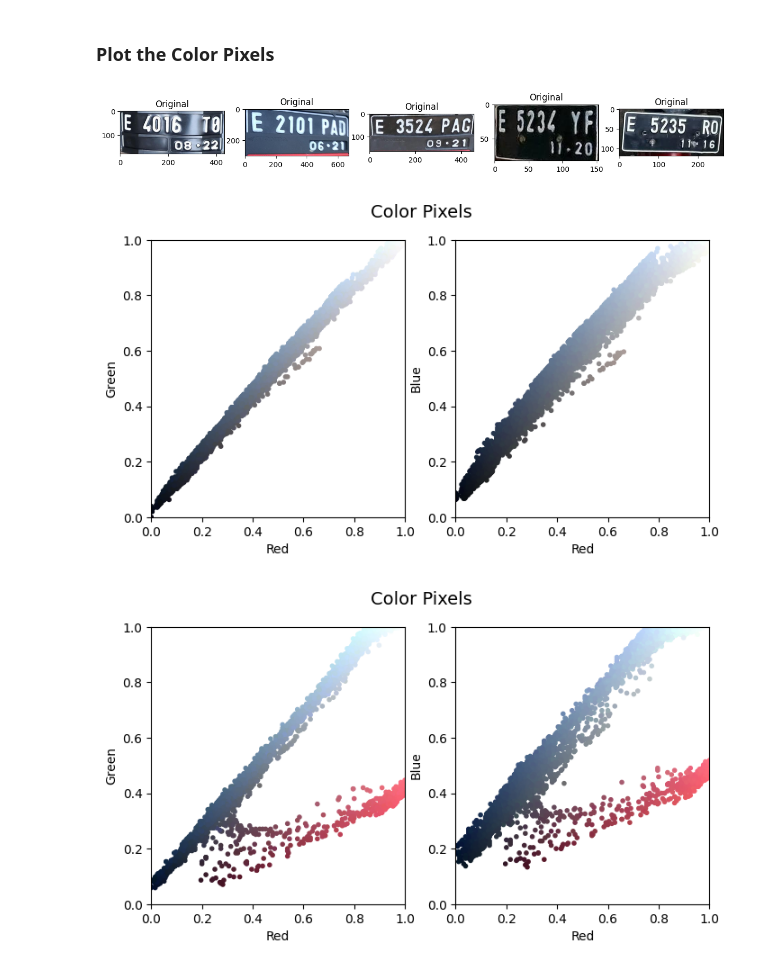
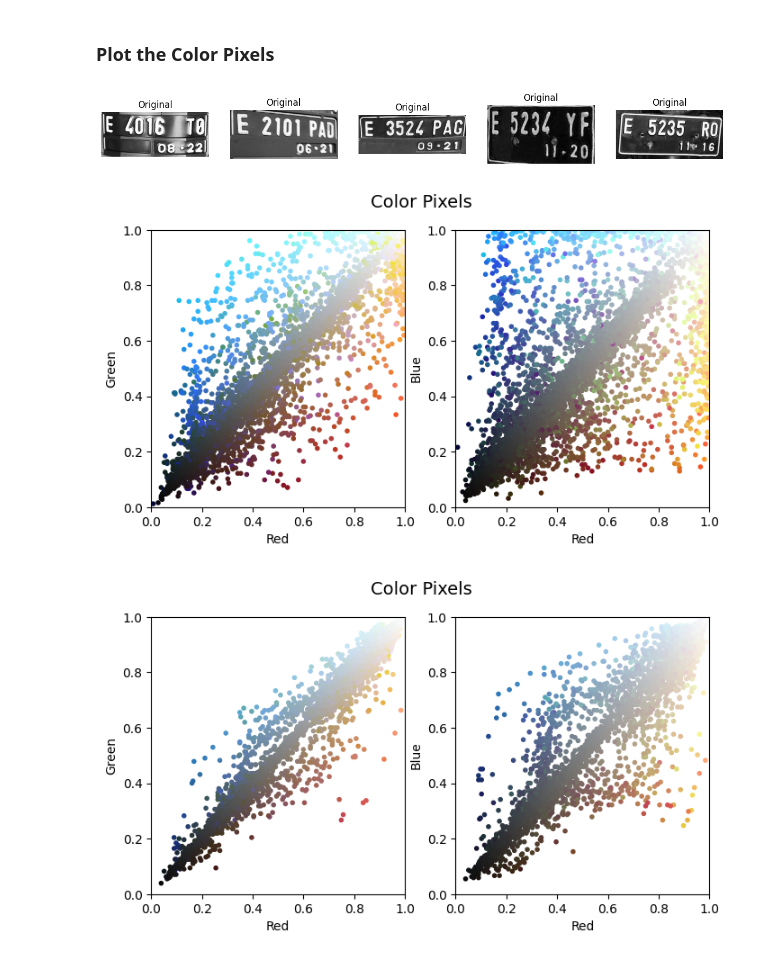
Before and after one commit to andidprastyo/UTS-ML, a Jupyter notebook: UTS - Andi/UTS.ipynb, the cells around one changed output. Cells and saved outputs as stored; diff of their text form; code cells hidden in the pictures.

```diff
--- a/UTS - Andi/UTS.ipynb
+++ b/UTS - Andi/UTS.ipynb
@@ -8,7 +9,7 @@ import os
 # %% [markdown]
 ### Load Images
 # %%
-img_dir = './Dataset - Andi'
+img_dir = './Dataset'
 
 files = os.listdir(img_dir)
 img_files = [f for f in files if f.endswith('.jpg') or f.endswith('.png')]
@@ -16,8 +17,8 @@ original_images = [cv.imread(os.path.join(img_dir, f)) for f in img_files]
 
 fig, axes = plt.subplots(1, len(original_images), figsize=(15, 5))
 for ax, image in zip(axes, original_images):
-    rgb_image = cv.cvtColor(image, cv.COLOR_BGR2RGB)
-    ax.imshow(rgb_image)
+    rgb_image = cv.cvtColor(image, cv.COLOR_BGR2GRAY)
+    ax.imshow(rgb_image, cmap='gray')
     ax.set_title('Original')
     ax.axis('off')
 plt.show()
@@ -46,19 +47,20 @@ def plot_pixels(data, title, colors=None, N=10000):
 # %%
 fig, axes = plt.subplots(1, len(original_images), figsize=(15, 5))
 
 for i, (ax, image) in enumerate(zip(axes, original_images)):
-    rgb_image = cv.cvtColor(image, cv.COLOR_BGR2RGB)
-    ax.imshow(rgb_image)
+    gray_image = cv.cvtColor(image, cv.COLOR_BGR2GRAY)
+    ax.imshow(gray_image, cmap='gray')
     ax.set_title('Original')
+    ax.axis('off')
 
-    flattened_data = rgb_image.reshape(-1, 3)
+    flattened_data = gray_image.reshape(-1, 3)
 
     # Call plot_pixels with normalized data
     plot_pixels(flattened_data, title='Color Pixels')
 
 plt.tight_layout()
 plt.show()
 # %% [output]
-[figure, old version]
+[figure, new version]
-[figure, old version]
+[figure, new version]
-[figure, old version]
+[figure, new version]
```
Also changed, not shown: parts of 6 cells of this notebook, 5 other files.
